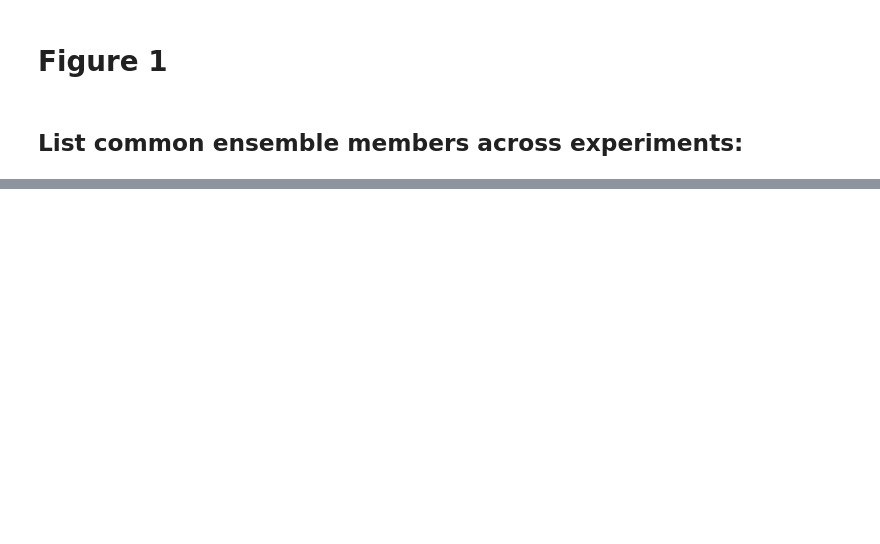
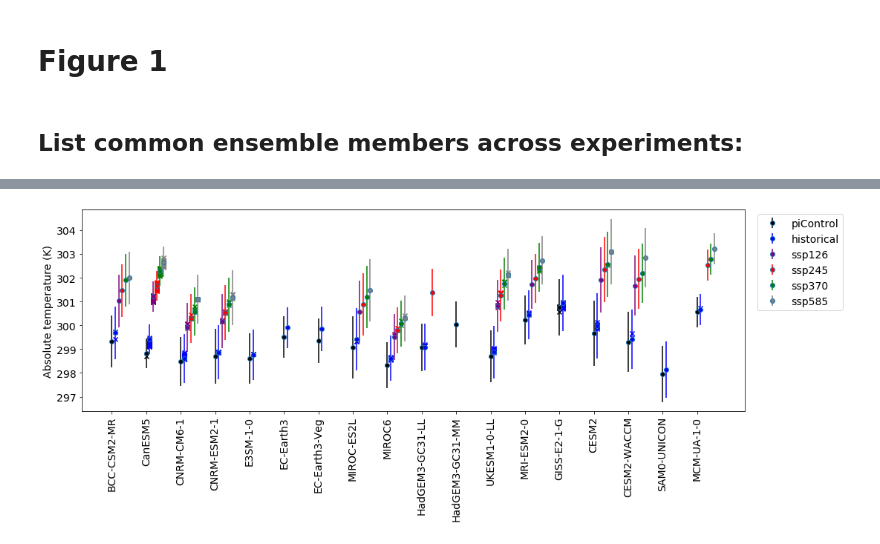
Before and after one commit to Hegebf/enso_paper, a Jupyter notebook: notebooks/Figure1.ipynb, the cells around one changed output, grey strips where cells are left out. Saved outputs shown, nothing was run; the diff lists cells and outputs as text; code cells hidden in the pictures; blank space fills up the shorter version.

```diff
--- a/notebooks/Figure1.ipynb
+++ b/notebooks/Figure1.ipynb
@@ -72,6 +78,56 @@ delta_x = 0.1
 for ind,exp in enumerate(experiments):
     x[exp] = np.arange(len(models)) + 1 + delta_x*ind
     color_dict[exp] = colors[ind]
+# %%
+# create figure:
+fig, ax = plt.subplots(figsize = [16,5])
+
+for (k,model) in enumerate(models):
+    file = model + '_DJF_nino3_4index.txt'
+    data_table = pd.read_csv(datapath + file,index_col=0, header=[0,1], keep_default_na = False)
+
+    for exp in experiments:
+        if exp in data_table:
+            plot_member = choose_member(data_table, exp, model)
+
+            # plot other members first
+            other_members = [member for member in data_table[exp] if member != plot_member]
+            for member in other_members:
+                data_list = data_table[exp][member].values
+                data = np.array([np.float(i) for i in data_list if i])
+                if exp in experiments[-4:]: # if future scenario
+                    if len(data) >= 86:
+                        data = data[:86] # stop in year 2100, and plot only data going to 2100
+                        ax.scatter(x[exp][k], data.mean(), marker = 'x', color=color_dict[exp])
+                elif exp == 'historical':
+                    if len(data) >= 165-1:
+                        ax.scatter(x[exp][k], data.mean(), marker = 'x', color=color_dict[exp])
+                elif exp == 'piControl':
+                    ax.scatter(x[exp][k], data.mean(), marker = 'x', color=color_dict[exp])
+
+            # plot chosen member with error bars from piControl std
+            data_list = data_table[exp][plot_member].values
+            # remove empty strings and convert remaining strings to float:
+            data = np.array([np.float(i) for i in data_list if i])
+            if exp in experiments[-4:]: # if future scenario
+                data = data[:86] # stop in year 2100
+            if exp == 'piControl':
+                control_data = data
+            if k == 0:
+                # define also labels for legend
+                ax.errorbar(x[exp][k], data.mean(), yerr=control_data.std(), fmt='o', ecolor=color_dict[exp], mfc=color_dict[exp], label = exp)
+            else:
+                ax.errorbar(x[exp][k], data.mean(), yerr=control_data.std(), fmt='o', ecolor=color_dict[exp], mfc=color_dict[exp])
+
+
+ax.tick_params(axis='both',labelsize=14)
+ax.set_ylabel('Absolute temperature (K)', fontsize = 14)
+plt.xticks(x['piControl'], models, rotation=90);
+ax.legend(loc=(1.02,0.5), fontsize = 14);
+
+#plt.savefig('../Figures/Figure1.png', format='png', dpi=300, bbox_inches="tight")
+# %% [output]
+[figure, added]
 # %%
 # create figure:
 fig, ax = plt.subplots(figsize = [16,5])
```
Also changed, not shown: parts of 4 cells of this notebook.
